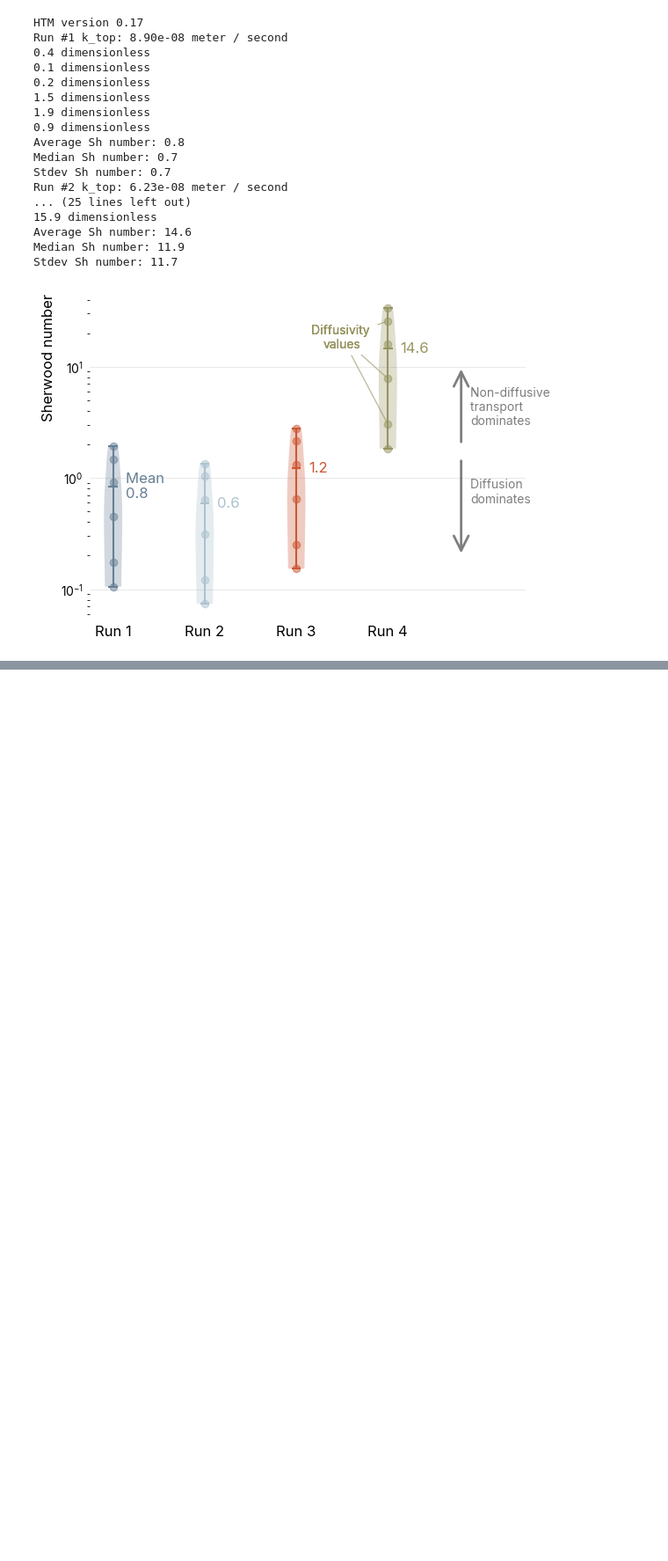
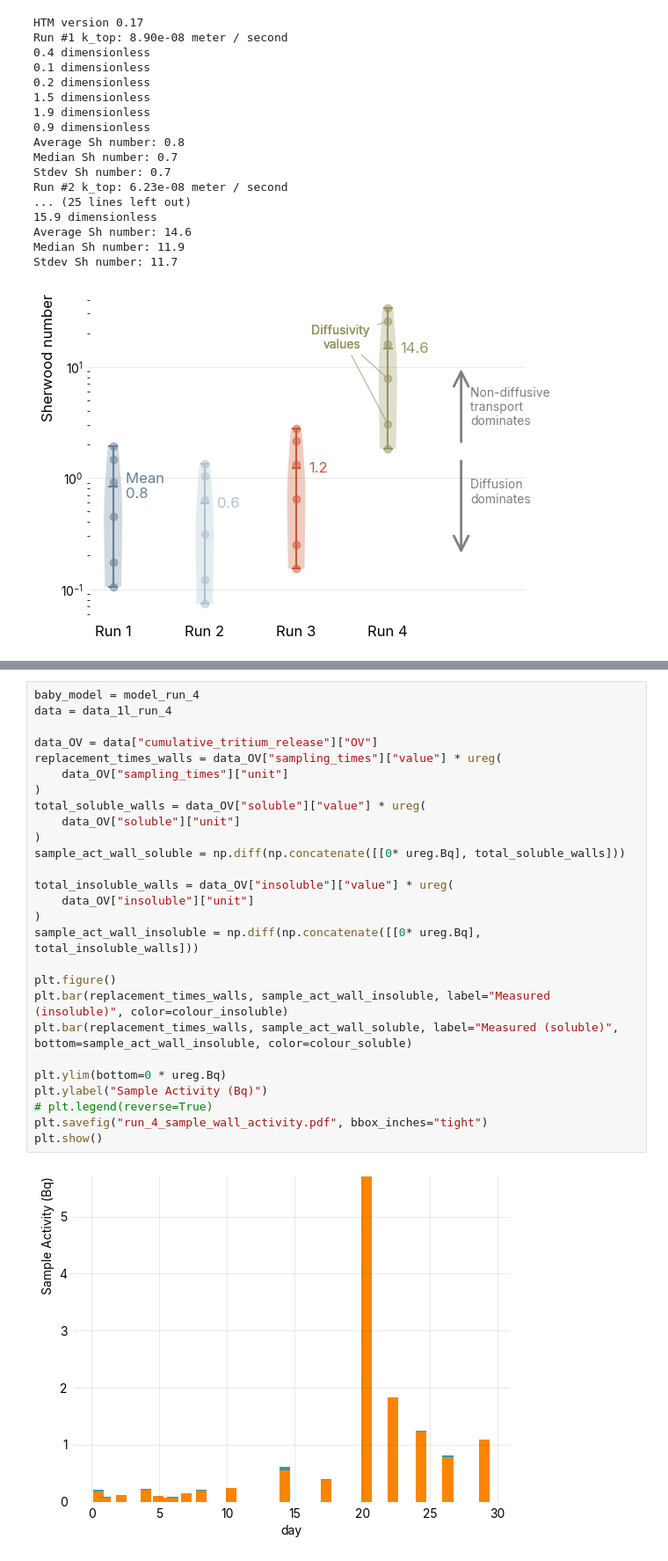
Before and after one commit to LIBRA-project/baby-1l-paper, a Jupyter notebook: main.ipynb, the cells around one changed output, grey strips where cells are left out. Shown at 88% size. Cells and saved outputs as stored; diff of their text form; blank space fills up the shorter version.

```diff
--- a/main.ipynb
+++ b/main.ipynb
@@ -1091,0 +1141,29 @@ Stdev Sh number: 11.7
+# %%
+baby_model = model_run_4
+data = data_1l_run_4
+
+data_OV = data["cumulative_tritium_release"]["OV"]
+replacement_times_walls = data_OV["sampling_times"]["value"] * ureg(
+    data_OV["sampling_times"]["unit"]
+)
+total_soluble_walls = data_OV["soluble"]["value"] * ureg(
+    data_OV["soluble"]["unit"]
+)
+sample_act_wall_soluble = np.diff(np.concatenate([[0* ureg.Bq], total_soluble_walls]))
+
+total_insoluble_walls = data_OV["insoluble"]["value"] * ureg(
+    data_OV["insoluble"]["unit"]
+)
+sample_act_wall_insoluble = np.diff(np.concatenate([[0* ureg.Bq], total_insoluble_walls]))
+
+plt.figure()
+plt.bar(replacement_times_walls, sample_act_wall_insoluble, label="Measured (insoluble)", color=colour_insoluble)
+plt.bar(replacement_times_walls, sample_act_wall_soluble, label="Measured (soluble)", bottom=sample_act_wall_insoluble, color=colour_soluble)
+
+plt.ylim(bottom=0 * ureg.Bq)
+plt.ylabel("Sample Activity (Bq)")
+# plt.legend(reverse=True)
+plt.savefig("run_4_sample_wall_activity.pdf", bbox_inches="tight")
+plt.show()
+# %% [output]
+[figure, added]
```
Also changed, not shown: parts of 10 cells of this notebook.
